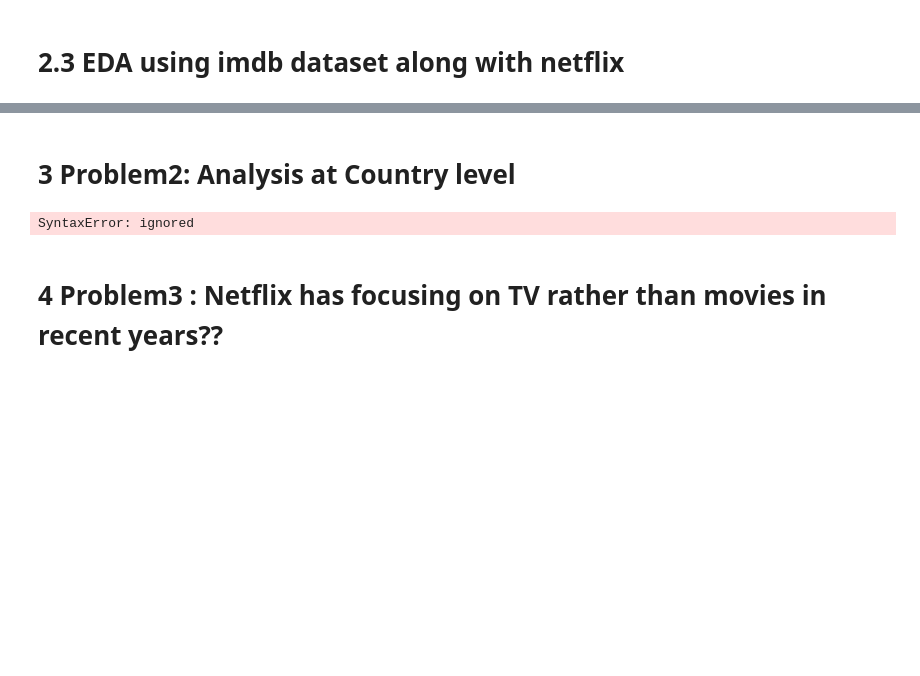
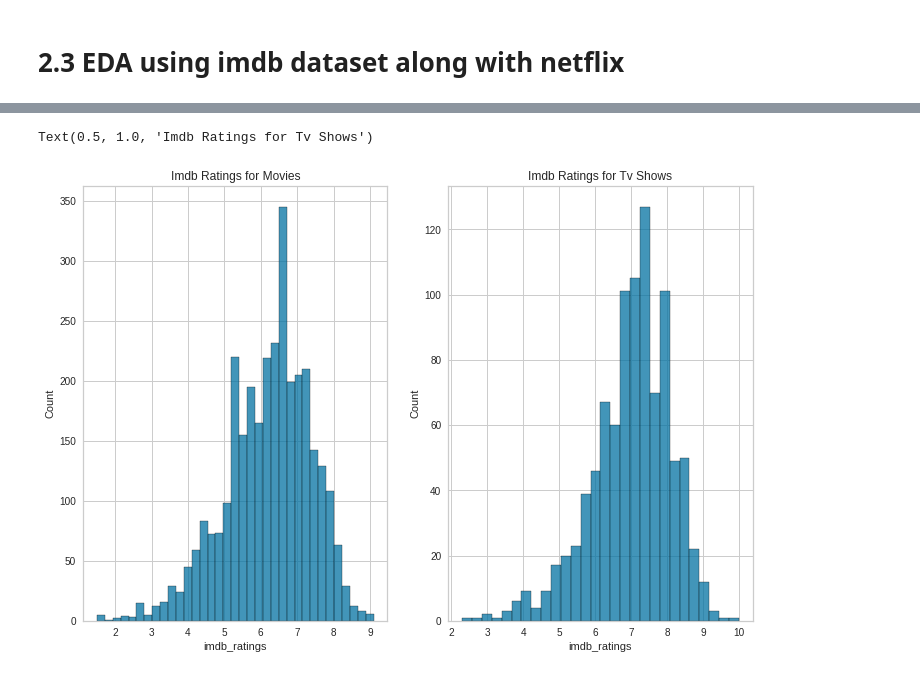
Before and after one commit to palash-21/Netflix-Movies-And-TV-Shows-Clustering, a Jupyter notebook: NETFLIX_MOVIES_AND_TV_SHOWS_CLUSTERING.ipynb, the cells around one changed output, grey strips where cells are left out. Drawn from its saved outputs; the diff is of its cells as text; code cells hidden in the pictures; blank space fills up the shorter version.

Commit message:
EDA with IMDB user ratings

```diff
--- a/NETFLIX_MOVIES_AND_TV_SHOWS_CLUSTERING.ipynb
+++ b/NETFLIX_MOVIES_AND_TV_SHOWS_CLUSTERING.ipynb
@@ -878,12 +914,0 @@ sns.histplot(df['imdb_ratings'])
-# %% [markdown]
-# 3 Problem2: Analysis at Country level
-# %%
-bivariate
-
-top ratings for diff countries
-top genres for diff countries
-word cloud
-title,genre,description for diff countries
-top genres for imdb user ratings
-# %% [output]
-SyntaxError: ignored
@@ -896,2 +915,10 @@ count of tv/movie,
-# %% [markdown]
-# 4 Problem3 : Netflix has focusing on TV rather than movies in recent years??
+# %%
+# Lets check the imdb user ratings for Movies & Tv Shows
+fig, (ax1, ax2) = plt.subplots(ncols=2, figsize=(12, 8))
+sns.histplot(df[df['type']=='Movie']['imdb_ratings'],ax=ax1)
+ax1.set_title('Imdb Ratings for Movies')
+sns.histplot(df[df['type']=='TV Show']['imdb_ratings'],ax=ax2)
+ax2.set_title('Imdb Ratings for Tv Shows')
+# %% [output]
+Text(0.5, 1.0, 'Imdb Ratings for Tv Shows')
+[figure, added]
```
Also changed, not shown: parts of 49 cells of this notebook.
